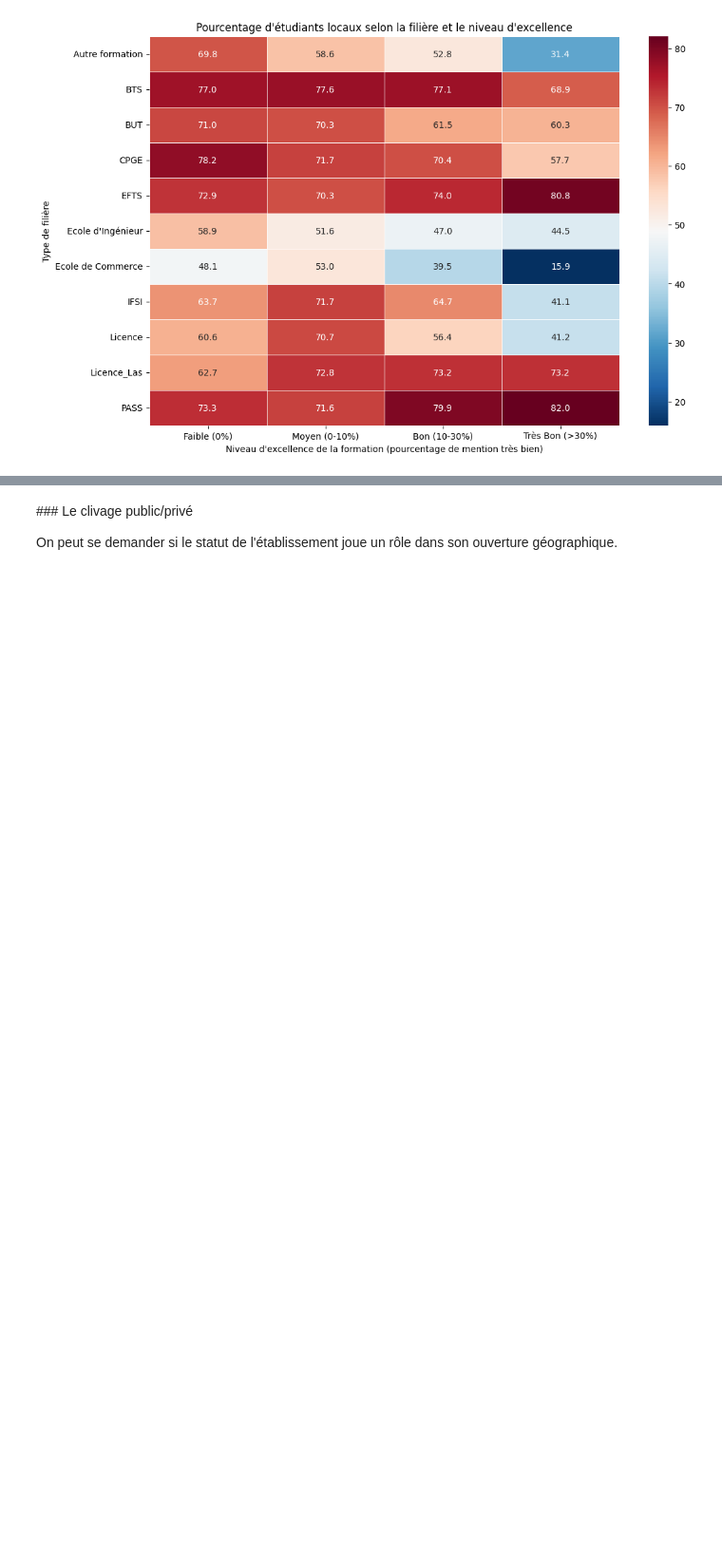
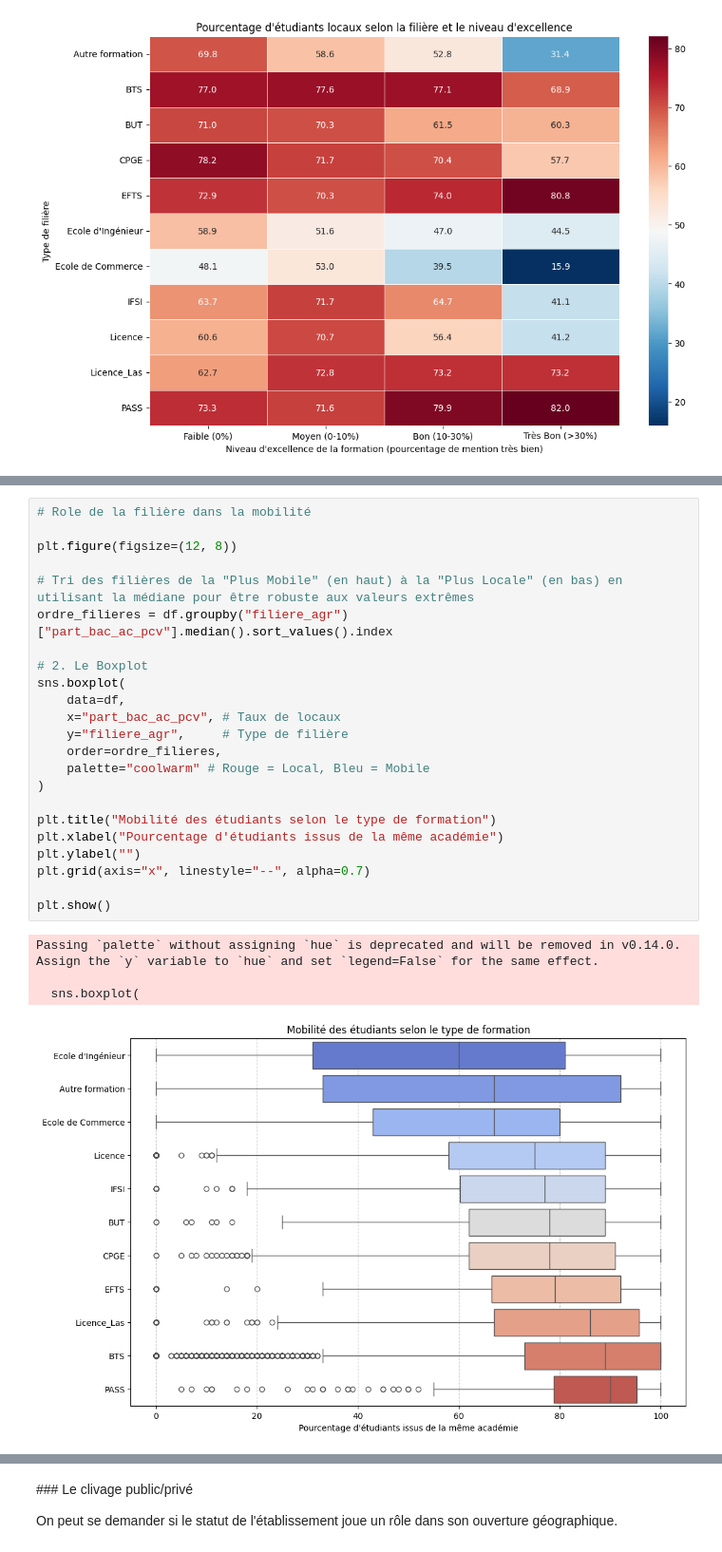
Before and after one commit to elise-m1/Projet-python-data-science, a Jupyter notebook: main.ipynb, the cells around one changed output, grey strips where cells are left out. Shown at 95% size. Drawn from its saved outputs; the diff is of its cells as text; blank space fills up the shorter version.

Commit message:
graphique + analyse sur l'excellence

```diff
--- a/main.ipynb
+++ b/main.ipynb
@@ -252,0 +260,28 @@ A décrire
+# %%
+# Role de la filière dans la mobilité
+
+plt.figure(figsize=(12, 8))
+
+# Tri des filières de la "Plus Mobile" (en haut) à la "Plus Locale" (en bas) en utilisant la médiane pour être robuste aux valeurs extrêmes
+ordre_filieres = df.groupby("filiere_agr")["part_bac_ac_pcv"].median().sort_values().index
+
+# 2. Le Boxplot
+sns.boxplot(
+    data=df,
+    x="part_bac_ac_pcv", # Taux de locaux
+    y="filiere_agr",     # Type de filière
+    order=ordre_filieres,
+    palette="coolwarm" # Rouge = Local, Bleu = Mobile
+)
+
+plt.title("Mobilité des étudiants selon le type de formation")
+plt.xlabel("Pourcentage d'étudiants issus de la même académie")
+plt.ylabel("")
+plt.grid(axis="x", linestyle="--", alpha=0.7)
+
+plt.show()
+# %% [output]
+Passing `palette` without assigning `hue` is deprecated and will be removed in v0.14.0. Assign the `y` variable to `hue` and set `legend=False` for the same effect.
+
+  sns.boxplot(
+[figure, added]
```
Also changed, not shown: parts of 2 cells of this notebook.
